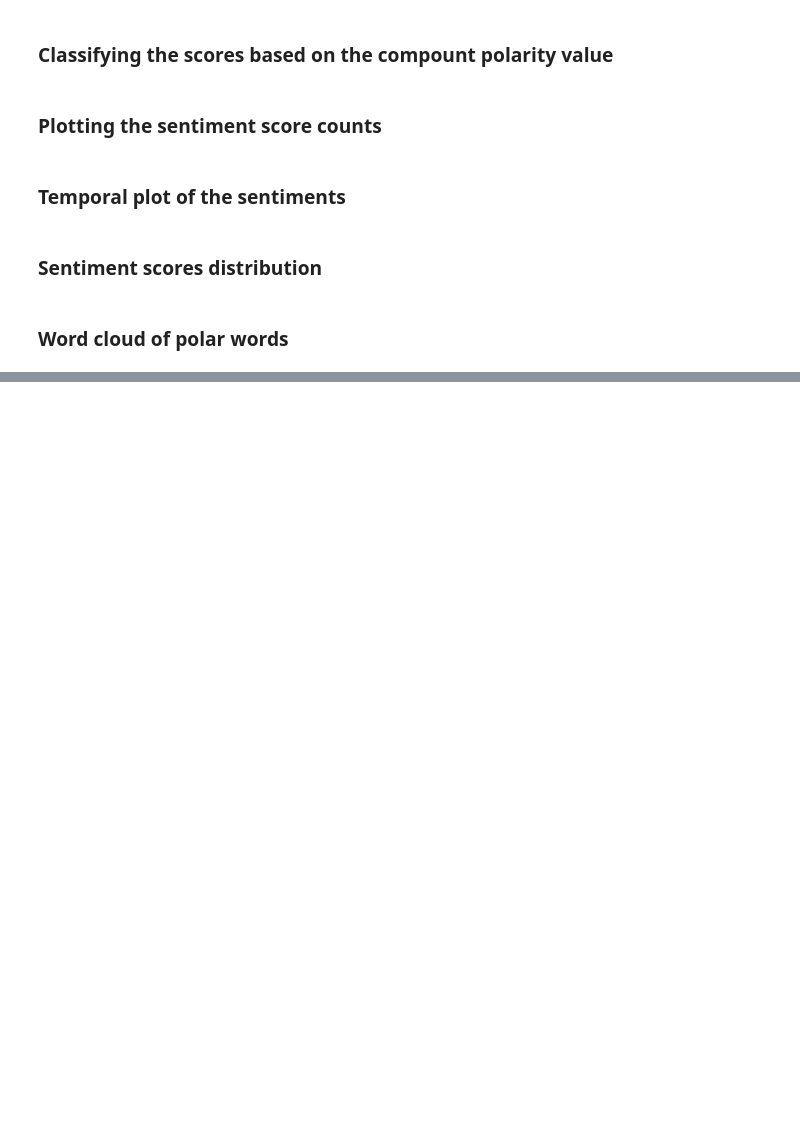
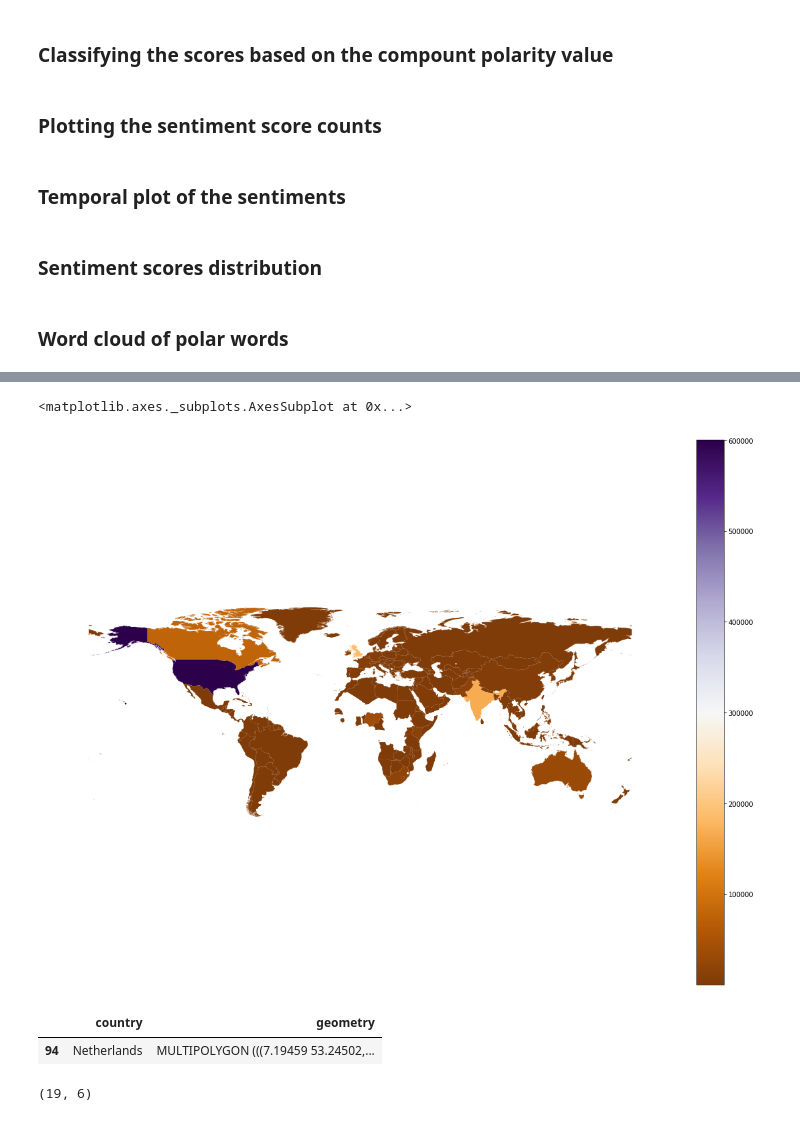
Before and after one commit to Rrishik/COVID-19-tweets, a Jupyter notebook: Covid-19 Tweets analysis.ipynb, the cells around one changed output, grey strips where cells are left out. Cells and saved outputs as stored; diff of their text form; code cells hidden in the pictures; blank space fills up the shorter version.

```diff
--- a/Covid-19 Tweets analysis.ipynb
+++ b/Covid-19 Tweets analysis.ipynb
@@ -318,0 +384,5 @@ plt.savefig('joint_cloud.png')
+# %%
+locs = df.locations.apply(getCountry).dropna()
+# %%
+country_df = pd.DataFrame.from_dict(Counter(locs), columns = ['count'], orient = 'index').reset_index()
+country_df.columns = ['country', 'count']
@@ -318,0 +393,10 @@ plt.savefig('joint_cloud.png')
+# %%
+country_df.loc[country_df.country == 'United States', 'country'] = 'United States of America'
+country_df.loc[country_df.country == 'Vatican City', 'country'] = 'Vatican'
+country_df.loc[country_df.country == 'Antigua and Barbuda', 'country'] = 'Antigua and Barb.'
+country_df.loc[country_df.country == 'Bosnia and Herzegovina', 'country'] = 'Bosnia and Herz.'
+country_df.loc[country_df.country == 'Czech Republic', 'country'] = 'Czechia'
+country_df.loc[country_df.country == 'The Bahamas', 'country'] = 'Bahamas'
+country_df.loc[country_df.country == 'The Netherlands', 'country'] = 'Netherlands'
+
+country_df.to_csv('./data_full/locations/country_frequency.csv', index = None)
@@ -318,0 +412,4 @@ plt.savefig('joint_cloud.png')
+# %%
+country_freq_df = pd.merge(gdf, country_df, on='country')
+print(country_freq_df.shape)
+country_freq_df.sort_values(['count'], ascending = False).head()
@@ -318,0 +444,16 @@ plt.savefig('joint_cloud.png')
+# %%
+figZ, ax = plt.subplots(1, figsize=(20,15))
+ax.axis('off')
+country_freq_df.plot(ax=ax, column='count', legend=True, cmap = 'PuOr')
+# %% [output]
+<matplotlib.axes._subplots.AxesSubplot at 0x...>
+[figure, added]
+# %%
+gdf[gdf['country'].str.match('.*Nethe.*')]
+# %% [output]
+|  | country | geometry |
+| 94 | Netherlands | MULTIPOLYGON (((7.19459 53.24502,... |
+# %%
+world[world['name'].str.match('^S.*')].shape
+# %% [output]
+(19, 6)
```
Also changed, not shown: parts of 19 cells of this notebook, 8 other files.
